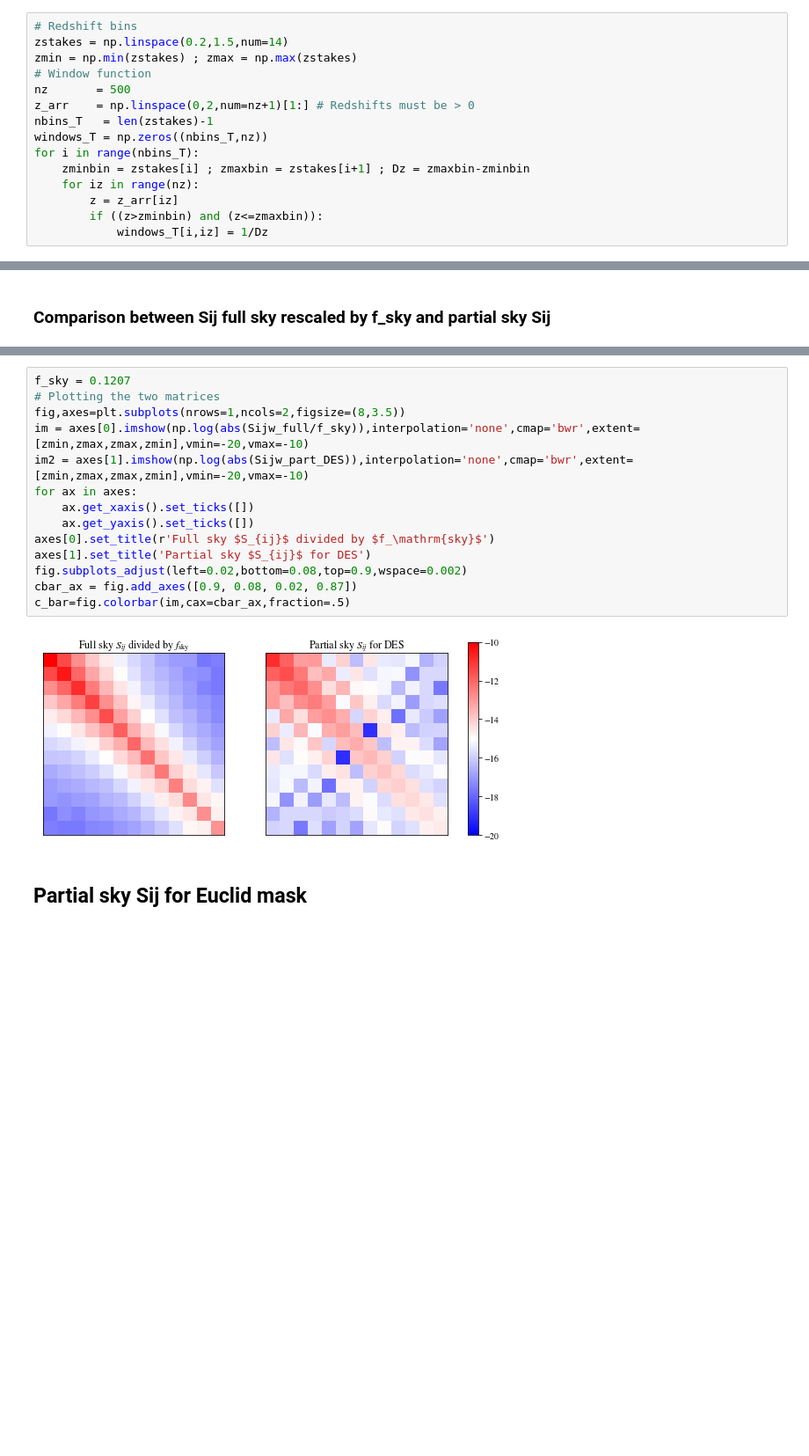
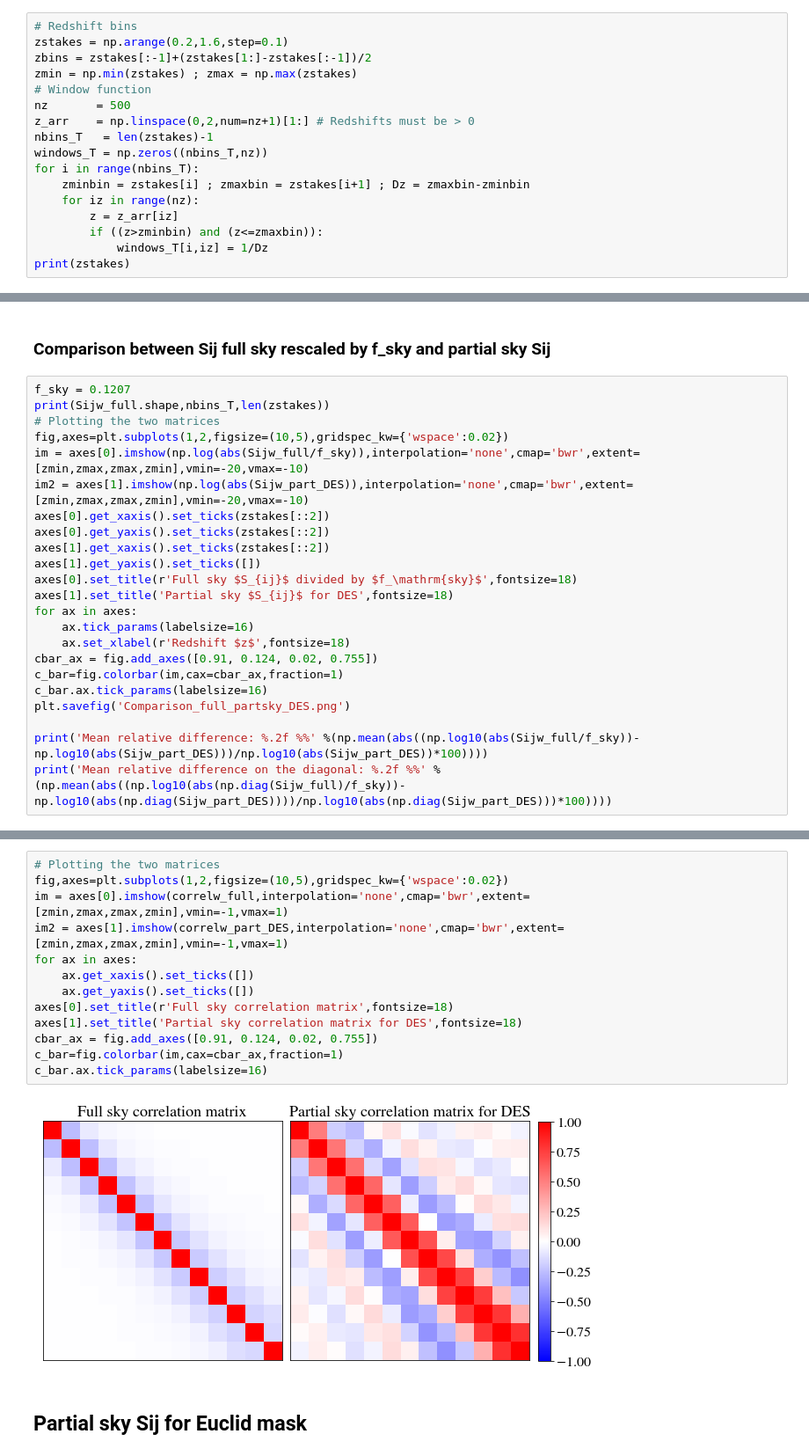
Before and after one commit to fabienlacasa/PySSC, a Jupyter notebook: Partsky_examples.ipynb, the cells around one changed output, grey strips where cells are left out. Shown: that part at 88% size. Cells and saved outputs as stored; diff of their text form; blank space fills up the shorter version.

```diff
--- a/Partsky_examples.ipynb
+++ b/Partsky_examples.ipynb
@@ -13,7 +13,8 @@ import importlib
 import PySSC
 # %%
 # Redshift bins
-zstakes = np.linspace(0.2,1.5,num=14)
+zstakes = np.arange(0.2,1.6,step=0.1)
+zbins = zstakes[:-1]+(zstakes[1:]-zstakes[:-1])/2
 zmin = np.min(zstakes) ; zmax = np.max(zstakes)
 # Window function
 nz       = 500
@@ -26,3 +27,4 @@ for i in range(nbins_T):
         z = z_arr[iz]
         if ((z>zminbin) and (z<=zmaxbin)):
             windows_T[i,iz] = 1/Dz
+print(zstakes)
@@ -144,3 +159,26 @@ print(correlw_part_DES.min())
 -0.4310825412491164
 # %% [markdown]
 ### Comparison between Sij full sky rescaled by f_sky and partial sky Sij
+# %%
+f_sky = 0.1207
+print(Sijw_full.shape,nbins_T,len(zstakes))
+# Plotting the two matrices
+fig,axes=plt.subplots(1,2,figsize=(10,5),gridspec_kw={'wspace':0.02})
+im = axes[0].imshow(np.log(abs(Sijw_full/f_sky)),interpolation='none',cmap='bwr',extent=[zmin,zmax,zmax,zmin],vmin=-20,vmax=-10)
+im2 = axes[1].imshow(np.log(abs(Sijw_part_DES)),interpolation='none',cmap='bwr',extent=[zmin,zmax,zmax,zmin],vmin=-20,vmax=-10)
+axes[0].get_xaxis().set_ticks(zstakes[::2])
+axes[0].get_yaxis().set_ticks(zstakes[::2])
+axes[1].get_xaxis().set_ticks(zstakes[::2])
+axes[1].get_yaxis().set_ticks([])
+axes[0].set_title(r'Full sky $S_{ij}$ divided by $f_\mathrm{sky}$',fontsize=18)
+axes[1].set_title('Partial sky $S_{ij}$ for DES',fontsize=18)
+for ax in axes:
+    ax.tick_params(labelsize=16)
+    ax.set_xlabel(r'Redshift $z$',fontsize=18)
+cbar_ax = fig.add_axes([0.91, 0.124, 0.02, 0.755])
+c_bar=fig.colorbar(im,cax=cbar_ax,fraction=1)
+c_bar.ax.tick_params(labelsize=16)
+plt.savefig('Comparison_full_partsky_DES.png')
+
+print('Mean relative difference: %.2f %%' %(np.mean(abs((np.log10(abs(Sijw_full/f_sky))-np.log10(abs(Sijw_part_DES)))/np.log10(abs(Sijw_part_DES))*100))))
+print('Mean relative difference on the diagonal: %.2f %%' %(np.mean(abs((np.log10(abs(np.diag(Sijw_full)/f_sky))-np.log10(abs(np.diag(Sijw_part_DES))))/np.log10(abs(np.diag(Sijw_part_DES)))*100))))
@@ -147,19 +218,18 @@ print(correlw_part_DES.min())
 # %%
-f_sky = 0.1207
 # Plotting the two matrices
-fig,axes=plt.subplots(nrows=1,ncols=2,figsize=(8,3.5))
-im = axes[0].imshow(np.log(abs(Sijw_full/f_sky)),interpolation='none',cmap='bwr',extent=[zmin,zmax,zmax,zmin],vmin=-20,vmax=-10)
-im2 = axes[1].imshow(np.log(abs(Sijw_part_DES)),interpolation='none',cmap='bwr',extent=[zmin,zmax,zmax,zmin],vmin=-20,vmax=-10)
+fig,axes=plt.subplots(1,2,figsize=(10,5),gridspec_kw={'wspace':0.02})
+im = axes[0].imshow(correlw_full,interpolation='none',cmap='bwr',extent=[zmin,zmax,zmax,zmin],vmin=-1,vmax=1)
+im2 = axes[1].imshow(correlw_part_DES,interpolation='none',cmap='bwr',extent=[zmin,zmax,zmax,zmin],vmin=-1,vmax=1)
 for ax in axes:
     ax.get_xaxis().set_ticks([])
     ax.get_yaxis().set_ticks([])
-axes[0].set_title(r'Full sky $S_{ij}$ divided by $f_\mathrm{sky}$')
-axes[1].set_title('Partial sky $S_{ij}$ for DES')
-fig.subplots_adjust(left=0.02,bottom=0.08,top=0.9,wspace=0.002)
-cbar_ax = fig.add_axes([0.9, 0.08, 0.02, 0.87])
-c_bar=fig.colorbar(im,cax=cbar_ax,fraction=.5)
+axes[0].set_title(r'Full sky correlation matrix',fontsize=18)
+axes[1].set_title('Partial sky correlation matrix for DES',fontsize=18)
+cbar_ax = fig.add_axes([0.91, 0.124, 0.02, 0.755])
+c_bar=fig.colorbar(im,cax=cbar_ax,fraction=1)
+c_bar.ax.tick_params(labelsize=16)
 # %% [output]
-[figure, old version]
+[figure, new version]
 # %% [markdown]
 ## Partial sky Sij for Euclid mask
 # %%
```
Also changed, not shown: parts of 29 cells of this notebook.
